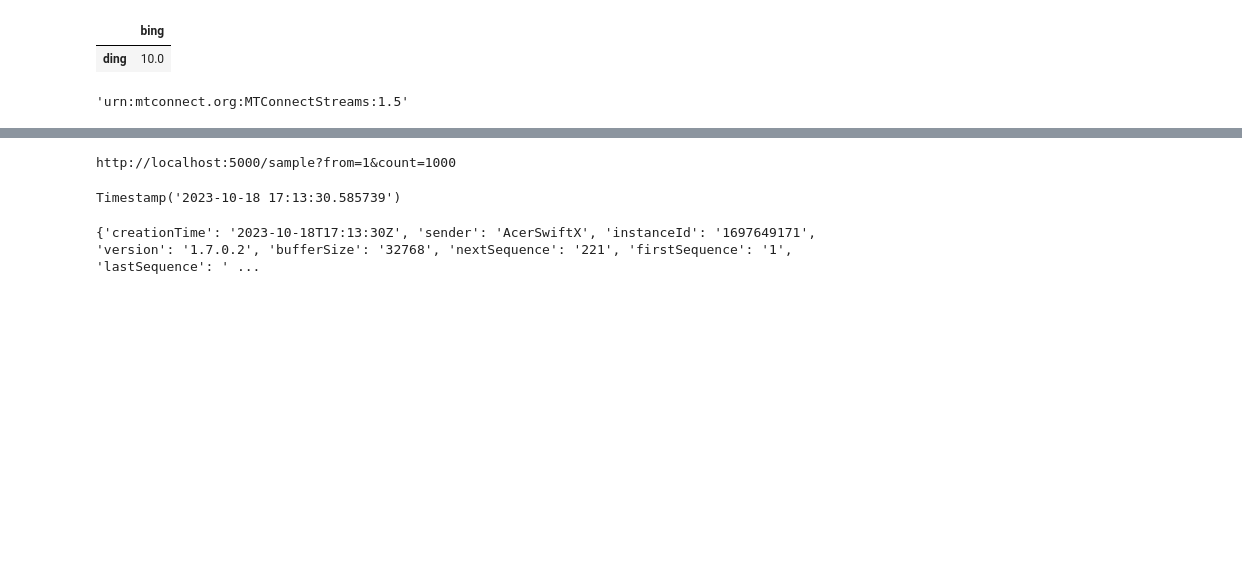
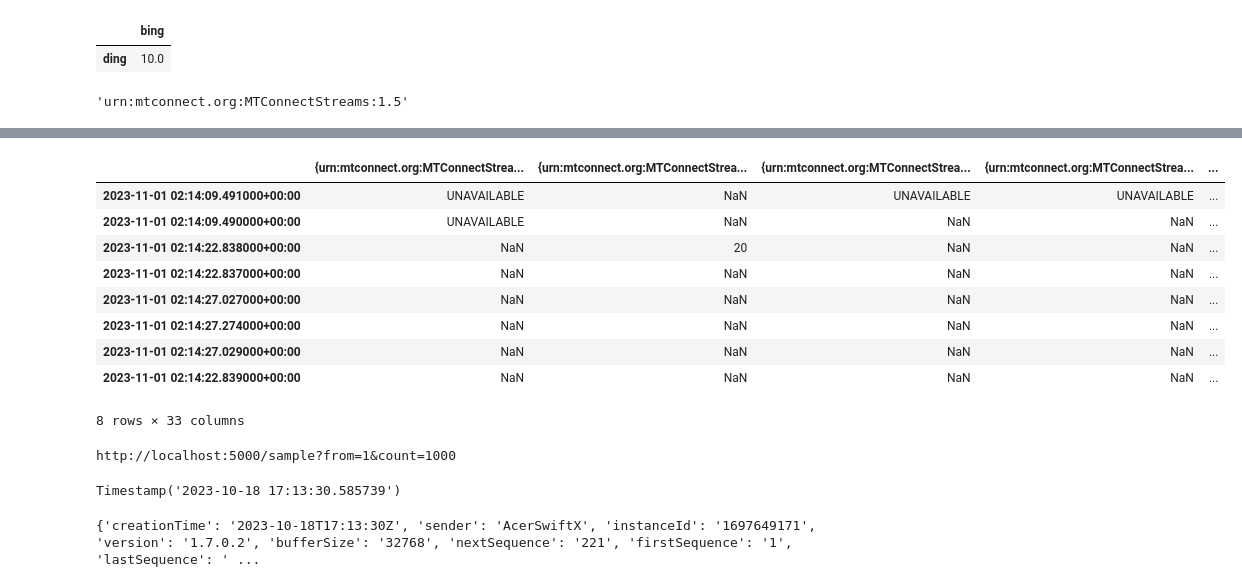
Before and after one commit to vamsi10010/iiot-data-labelling, a Jupyter notebook: notebooks/script_testing.ipynb, the cells around one changed output, grey strips where cells are left out. Drawn from its saved outputs; the diff is of its cells as text; code cells hidden in the pictures; blank space fills up the shorter version.

```diff
--- a/notebooks/script_testing.ipynb
+++ b/notebooks/script_testing.ipynb
@@ -43,0 +112,14 @@ CUTTING NORMAL
+# %%
+import math
+
+sequence = 143
+
+testdf = pd.DataFrame(columns=['timestamp'])
+for category in CATEGORIES:
+    for data in root.xpath("//x:" + category, namespaces={'x': NAMESPACE}):
+        for seq in data:
+            testdf.at[0, seq.tag] = seq.text
+            if int(seq.attrib['sequence']) == sequence:
+                testdf.at[0, 'timestamp'] = pd.to_datetime(seq.attrib['timestamp']).round('ms')
+
+testdf
@@ -44,3 +130,38 @@ CUTTING NORMAL
+# %%
+def record(df: pd.DataFrame, content: str, device: str, namespace: str) -> None:
+    '''Record sensor data from XML string for given sensor.
+
+    This function converts `content` into an ElementTree object and then
+    uses XPath to find the data for the given sensor and inserts the data
+    into the given data frame.
+    '''
+
+    root = etree.fromstring(content)
+    root = root.xpath("//x:DeviceStream[@uuid='" + device + "']", namespaces={'x': namespace})[0]
+
+    new_df = pd.DataFrame()
+    for category in CATEGORIES:
+        for data in root.xpath("//x:" + category, namespaces={'x': namespace}):
+            for seq in data:
+                new_df.at[pd.to_datetime(seq.attrib['timestamp']).round('ms'), seq.tag] = seq.text
+
+    # lock.acquire()
+    return pd.concat([df, new_df])
+    # lock.release()
+# %%
+df = pd.DataFrame()
+record(df, resp.content, 'S202100470FKBAH', NAMESPACE)
+# %% [output]
+|  | {urn:mtconnect.org:MTConnectStrea... | {urn:mtconnect.org:MTConnectStrea... | {urn:mtconnect.org:MTConnectStrea... | {urn:mtconnect.org:MTConnectStrea... | ... |
+| 2023-11-01 02:14:09.491000+00:00 | UNAVAILABLE | NaN | UNAVAILABLE | UNAVAILABLE | ... |
+| 2023-11-01 02:14:09.490000+00:00 | UNAVAILABLE | NaN | NaN | NaN | ... |
+| 2023-11-01 02:14:22.838000+00:00 | NaN | 20 | NaN | NaN | ... |
+| 2023-11-01 02:14:22.837000+00:00 | NaN | NaN | NaN | NaN | ... |
+| 2023-11-01 02:14:27.027000+00:00 | NaN | NaN | NaN | NaN | ... |
+| 2023-11-01 02:14:27.274000+00:00 | NaN | NaN | NaN | NaN | ... |
+| 2023-11-01 02:14:27.029000+00:00 | NaN | NaN | NaN | NaN | ... |
+| 2023-11-01 02:14:22.839000+00:00 | NaN | NaN | NaN | NaN | ... |
+8 rows × 33 columns
 # %%
 timer = 5
 
```
Also changed, not shown: parts of 12 cells of this notebook, 2 other files.
